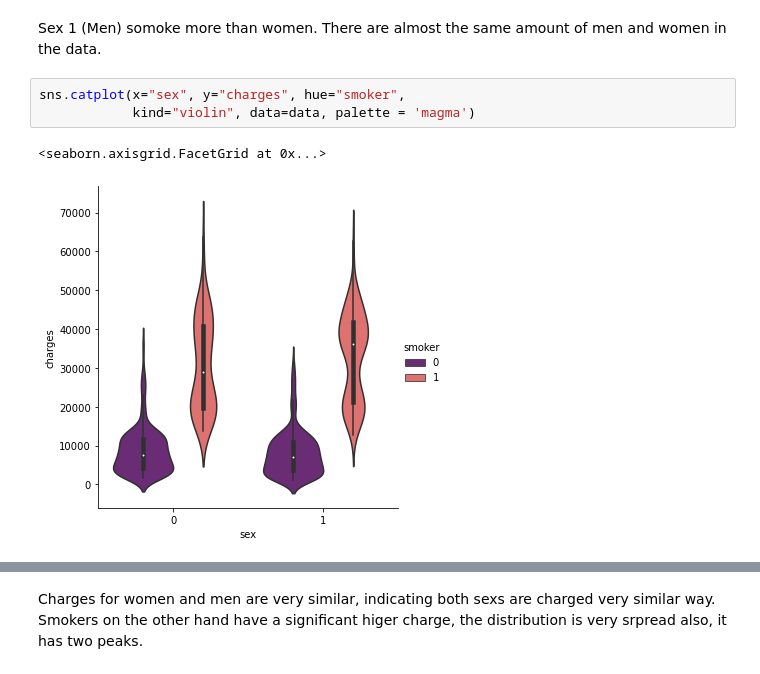
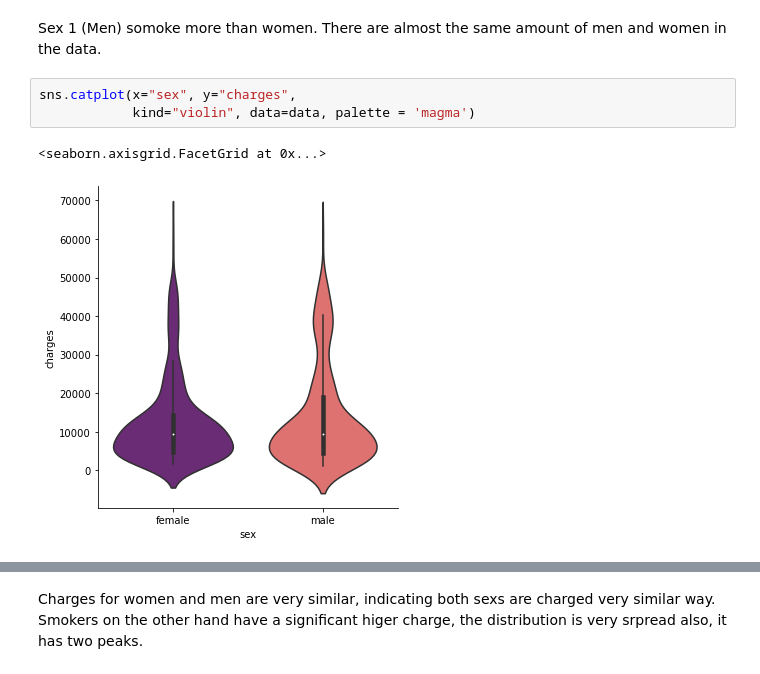
Before and after one commit to eon129/pytorch_tests, a Jupyter notebook: TestingLibraries.ipynb, the cells around one changed output, grey strips where cells are left out. Saved outputs shown, nothing was run; the diff lists cells and outputs as text.

```diff
--- a/TestingLibraries.ipynb
+++ b/TestingLibraries.ipynb
@@ -156,8 +139,8 @@ sns.catplot(x="sex", kind="count",hue = 'smoker', palette="pink", data=data)
 # %% [markdown]
 Sex 1 (Men) somoke more than women. There are almost the same amount of men and women in the data.
 # %%
-sns.catplot(x="sex", y="charges", hue="smoker",
+sns.catplot(x="sex", y="charges",
             kind="violin", data=data, palette = 'magma')
 # %% [output]
 <seaborn.axisgrid.FacetGrid at 0x...>
-[figure, old version]
+[figure, new version]
```
Also changed, not shown: parts of 7 cells of this notebook, 1 other file.
